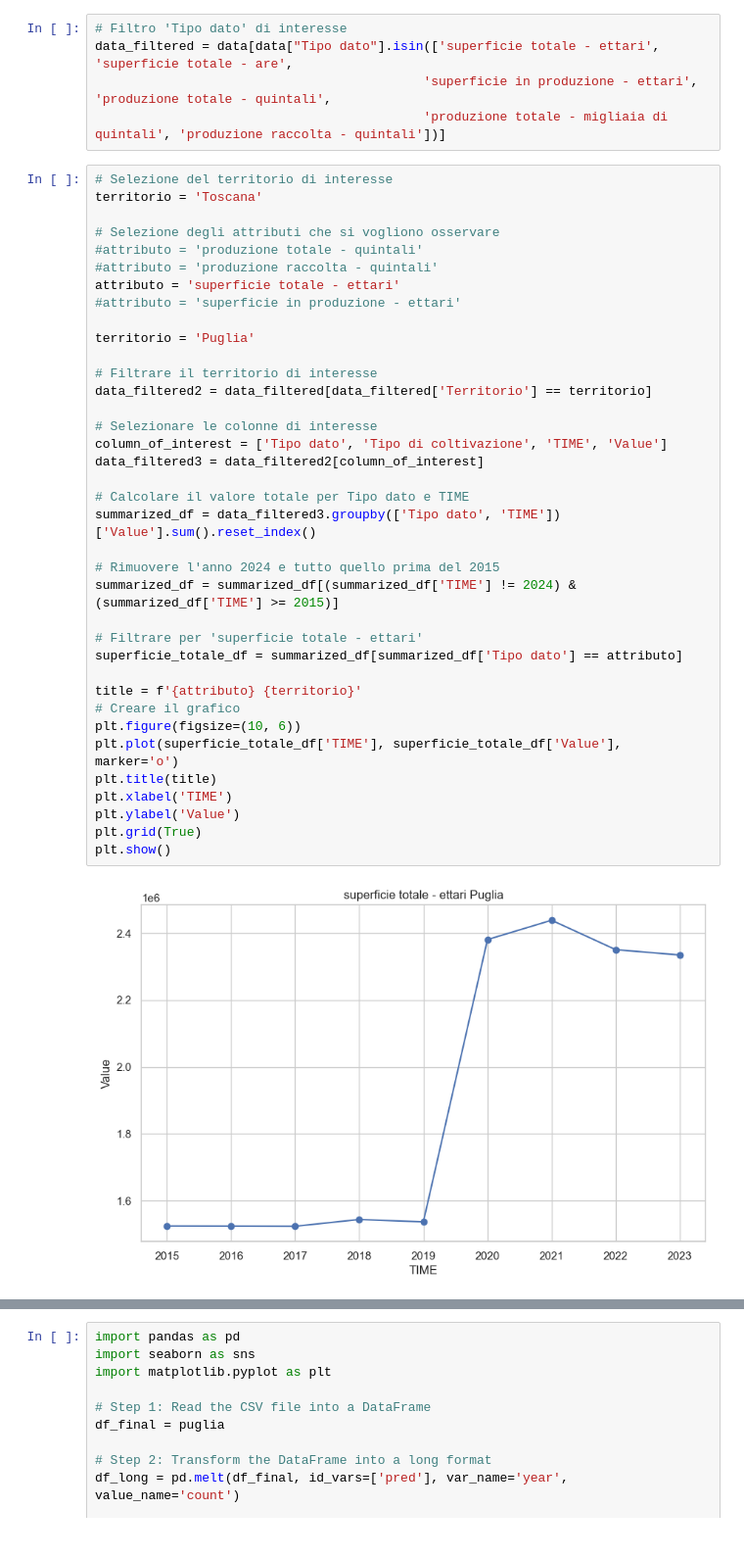
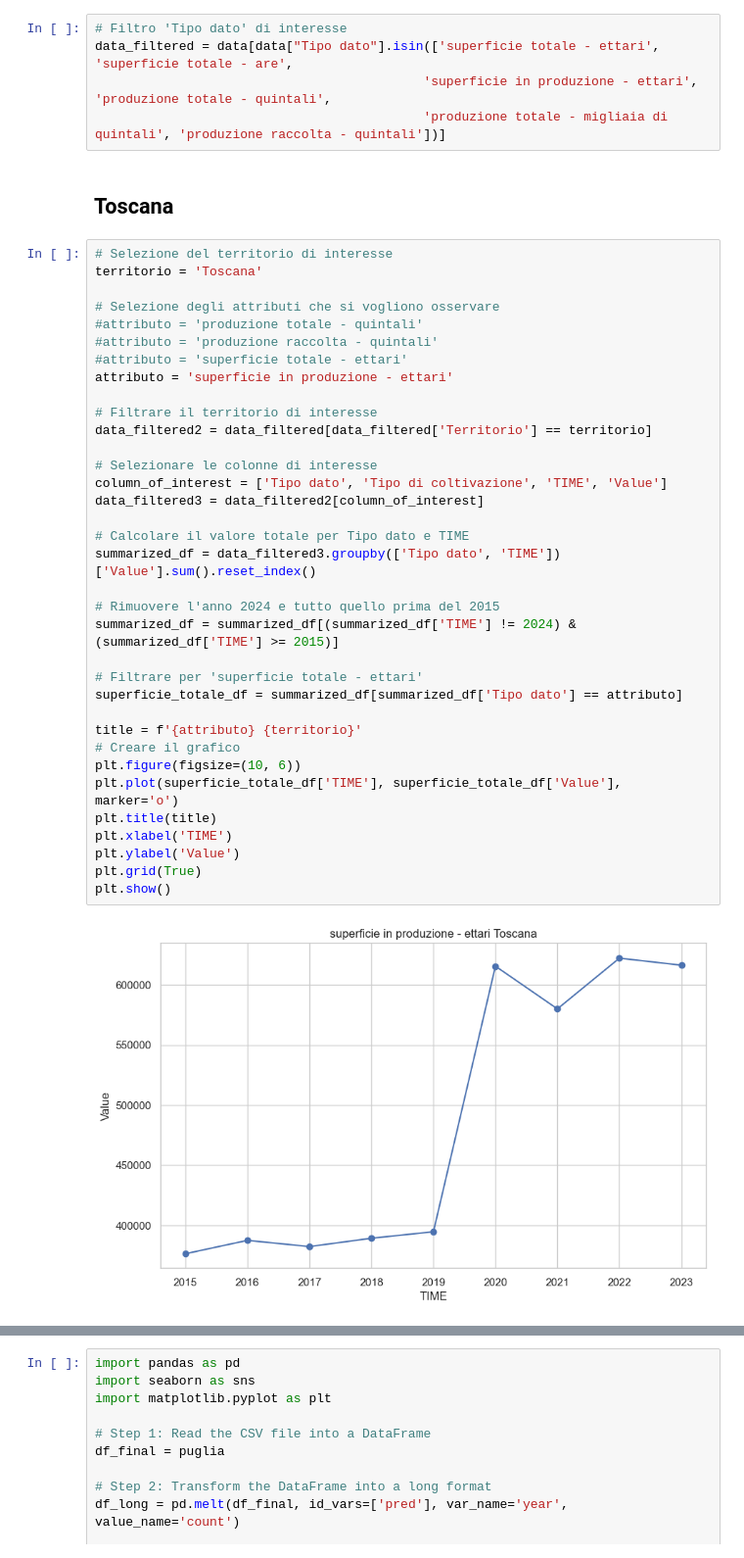
Before and after one commit to AntonioDonnangelo/italian_agriculture_and_protests_analysis, a Jupyter notebook: LULC/Correlazione_remotesensing_ISTAT.ipynb, the cells around one changed output, grey strips where cells are left out. Shown at 98% size. Drawn from its saved outputs; the diff is of its cells as text.

```diff
--- a/LULC/Correlazione_remotesensing_ISTAT.ipynb
+++ b/LULC/Correlazione_remotesensing_ISTAT.ipynb
@@ -49,6 +55,8 @@ array(['Italia', 'Nord', 'Piemonte', 'Cuneo', 'Asti', 'Liguria',
 data_filtered = data[data["Tipo dato"].isin(['superficie totale - ettari', 'superficie totale - are',
                                            'superficie in produzione - ettari', 'produzione totale - quintali',
                                            'produzione totale - migliaia di quintali', 'produzione raccolta - quintali'])]
+# %% [markdown]
+## Toscana
 # %%
 # Selezione del territorio di interesse
 territorio = 'Toscana'
@@ -56,35 +64,33 @@ territorio = 'Toscana'
 # Selezione degli attributi che si vogliono osservare
 #attributo = 'produzione totale - quintali'
 #attributo = 'produzione raccolta - quintali'
-attributo = 'superficie totale - ettari'
-#attributo = 'superficie in produzione - ettari'
-
-territorio = 'Puglia'
+#attributo = 'superficie totale - ettari'
+attributo = 'superficie in produzione - ettari'
 
 # Filtrare il territorio di interesse
 data_filtered2 = data_filtered[data_filtered['Territorio'] == territorio]
 
 # Selezionare le colonne di interesse
 column_of_interest = ['Tipo dato', 'Tipo di coltivazione', 'TIME', 'Value']
 data_filtered3 = data_filtered2[column_of_interest]
 
 # Calcolare il valore totale per Tipo dato e TIME
 summarized_df = data_filtered3.groupby(['Tipo dato', 'TIME'])['Value'].sum().reset_index()
 
 # Rimuovere l'anno 2024 e tutto quello prima del 2015
 summarized_df = summarized_df[(summarized_df['TIME'] != 2024) & (summarized_df['TIME'] >= 2015)]
 
 # Filtrare per 'superficie totale - ettari'
 superficie_totale_df = summarized_df[summarized_df['Tipo dato'] == attributo]
 
 title = f'{attributo} {territorio}'
 # Creare il grafico
 plt.figure(figsize=(10, 6))
 plt.plot(superficie_totale_df['TIME'], superficie_totale_df['Value'], marker='o')
 plt.title(title)
 plt.xlabel('TIME')
 plt.ylabel('Value')
 plt.grid(True)
 plt.show()
 # %% [output]
-[figure, old version]
+[figure, new version]
```
Also changed, not shown: parts of 15 cells of this notebook, 2 other files.
